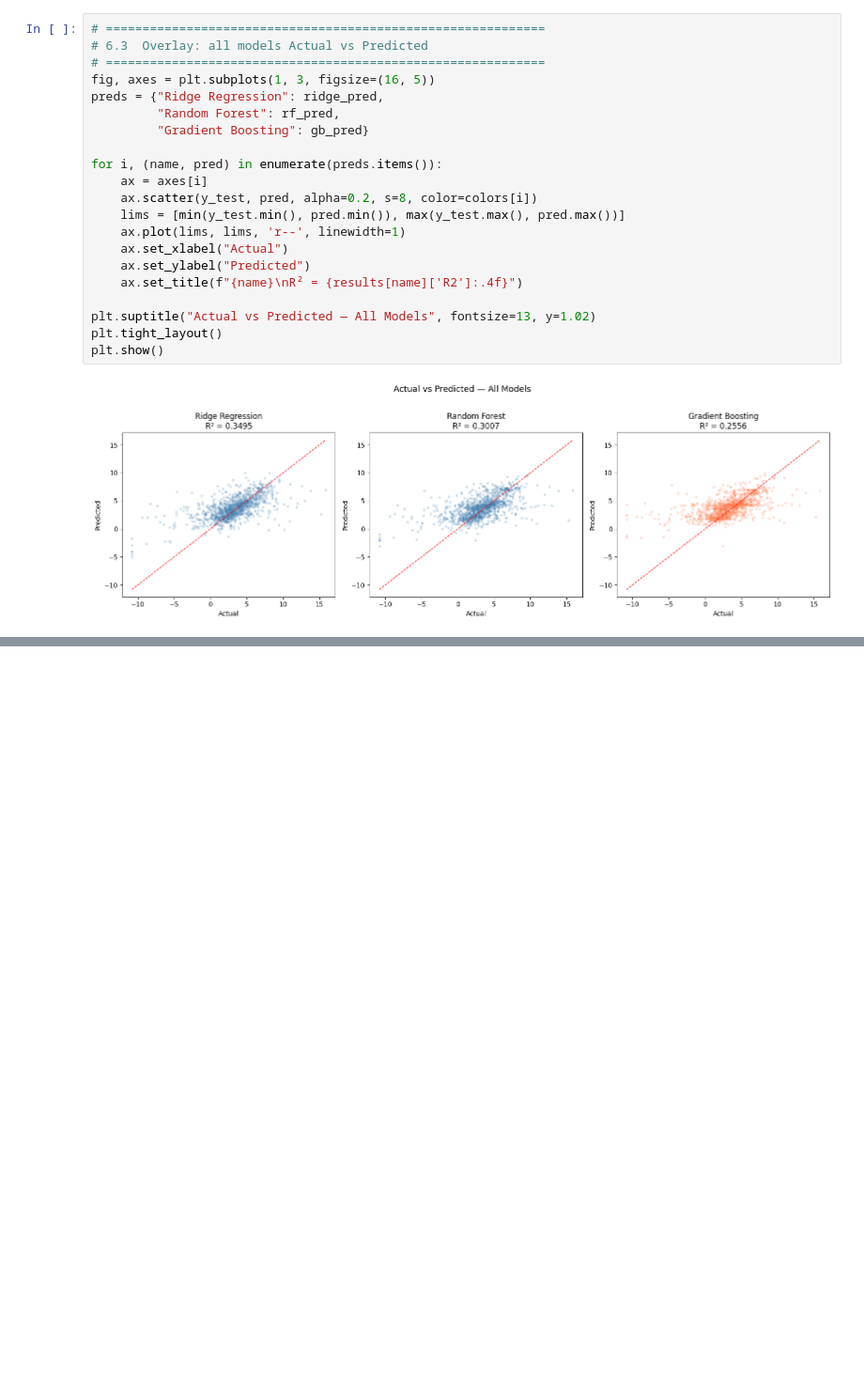
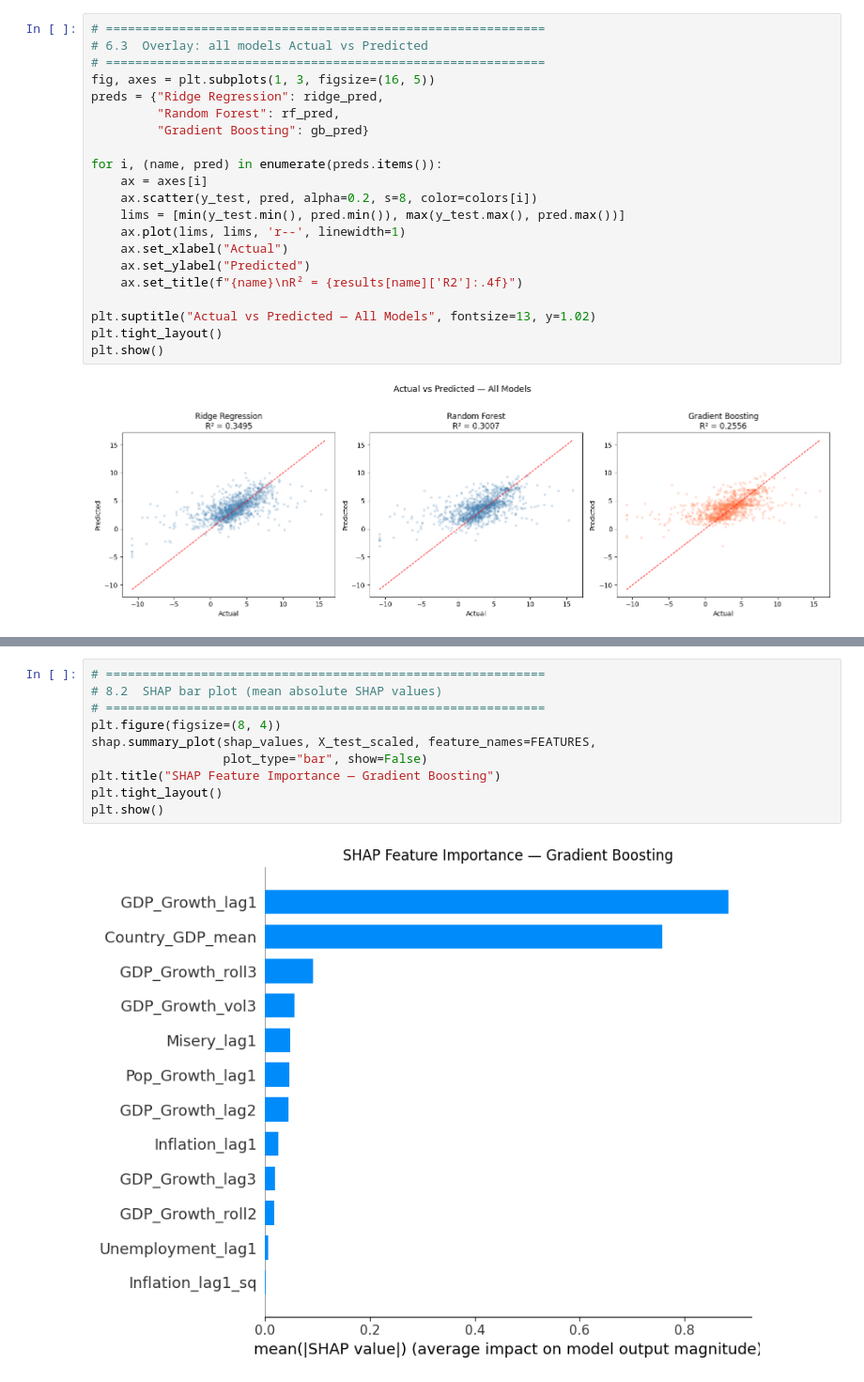
Before and after one commit to wasaldev/24077342-Data-Science-Machine-Learning-GDP-Growth-Prediction, a Jupyter notebook: 24077342_Data_Science_Project.ipynb, the cells around one changed output, grey strips where cells are left out. Shown at 94% size. Saved outputs shown, nothing was run; the diff lists cells and outputs as text; blank space fills up the shorter version.

```diff
--- a/24077342_Data_Science_Project.ipynb
+++ b/24077342_Data_Science_Project.ipynb
@@ -1005,0 +1102,12 @@ plt.show()
+# %%
+# ============================================================
+# 8.2  SHAP bar plot (mean absolute SHAP values)
+# ============================================================
+plt.figure(figsize=(8, 4))
+shap.summary_plot(shap_values, X_test_scaled, feature_names=FEATURES,
+                  plot_type="bar", show=False)
+plt.title("SHAP Feature Importance — Gradient Boosting")
+plt.tight_layout()
+plt.show()
+# %% [output]
+[figure, added]
```
Also changed, not shown: parts of 11 cells of this notebook.
